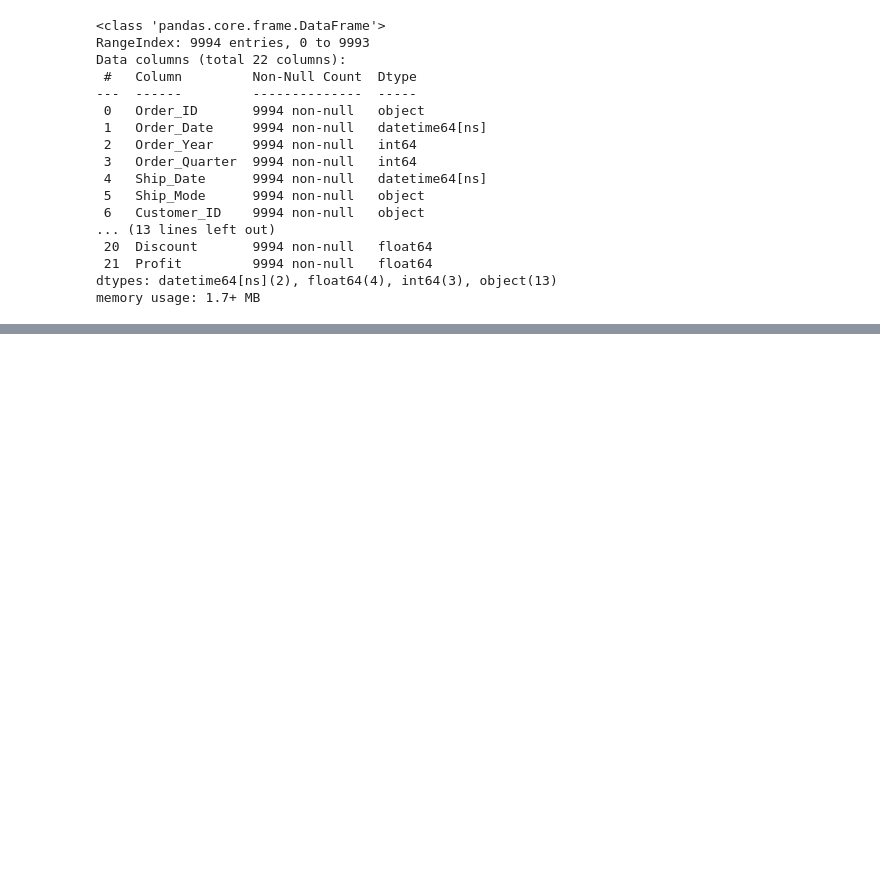
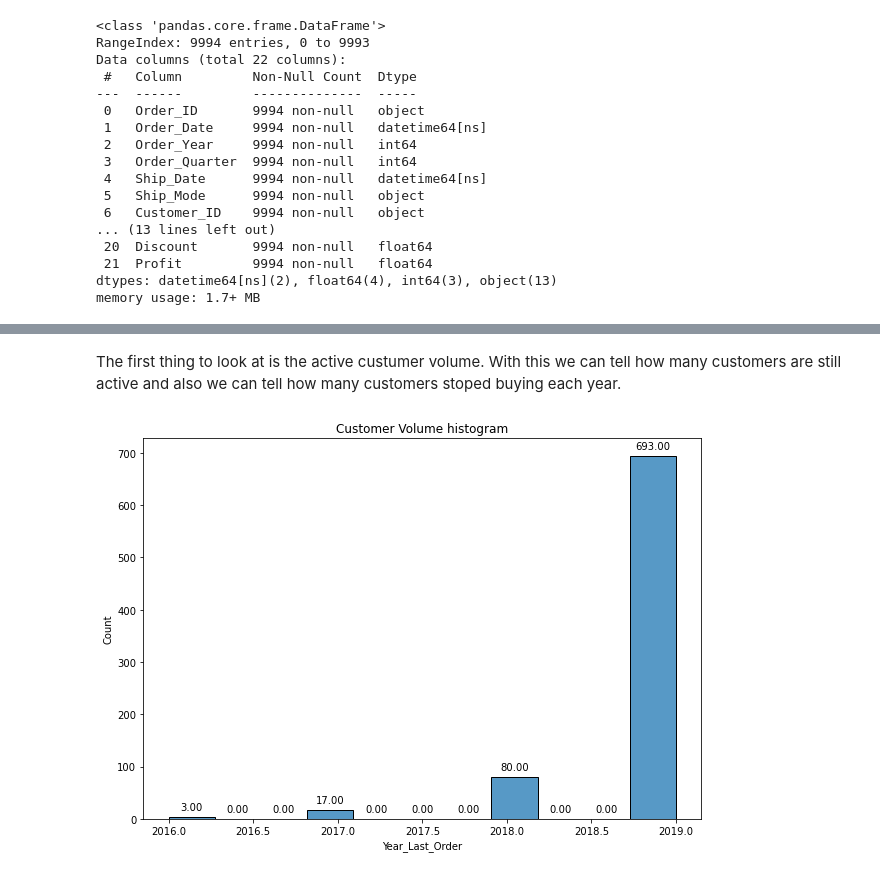
Before and after one commit to juiceHN/d2mpython, a Jupyter notebook: FinalReport.ipynb, the cells around one changed output, grey strips where cells are left out. Cells and saved outputs as stored; diff of their text form; code cells hidden in the pictures; blank space fills up the shorter version.

Commit message:
customer and order analysis

```diff
--- a/FinalReport.ipynb
+++ b/FinalReport.ipynb
@@ -78,0 +132,20 @@ memory usage: 1.7+ MB
+# %%
+def values_on_bars(chart):
+    for p in chart.patches:
+        if p.get_height() != 0:
+            chart.annotate(format(p.get_height(), '.2f'),
+                           (p.get_x() + p.get_width() / 2.,
+                           p.get_height()),
+                           ha = 'center',
+                           va = 'center',
+                           xytext = (0, 10),
+                           textcoords = 'offset points')
+# %% [markdown]
+The first thing to look at is the active custumer volume. With this we can tell how many customers are still active and also we can tell how many customers stoped buying each year.
+# %%
+plt.figure( figsize = (10, 7) )
+customer_vol = sb.histplot(user_data, x="Year_Last_Order")
+customer_vol.set_title('Customer Volume histogram')
+values_on_bars(customer_vol)
+# %% [output]
+[figure, added]
```
Also changed, not shown: parts of 12 cells of this notebook.
